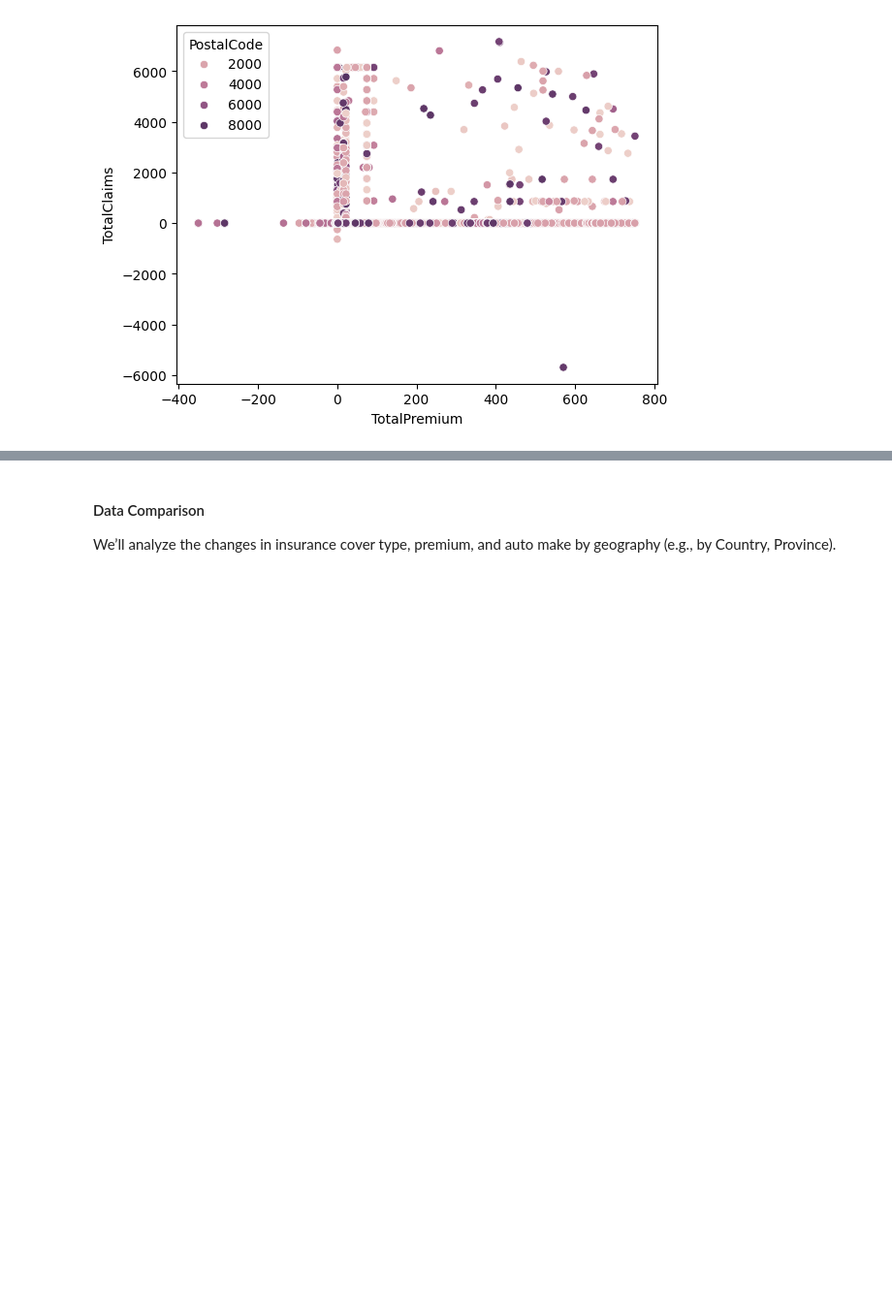
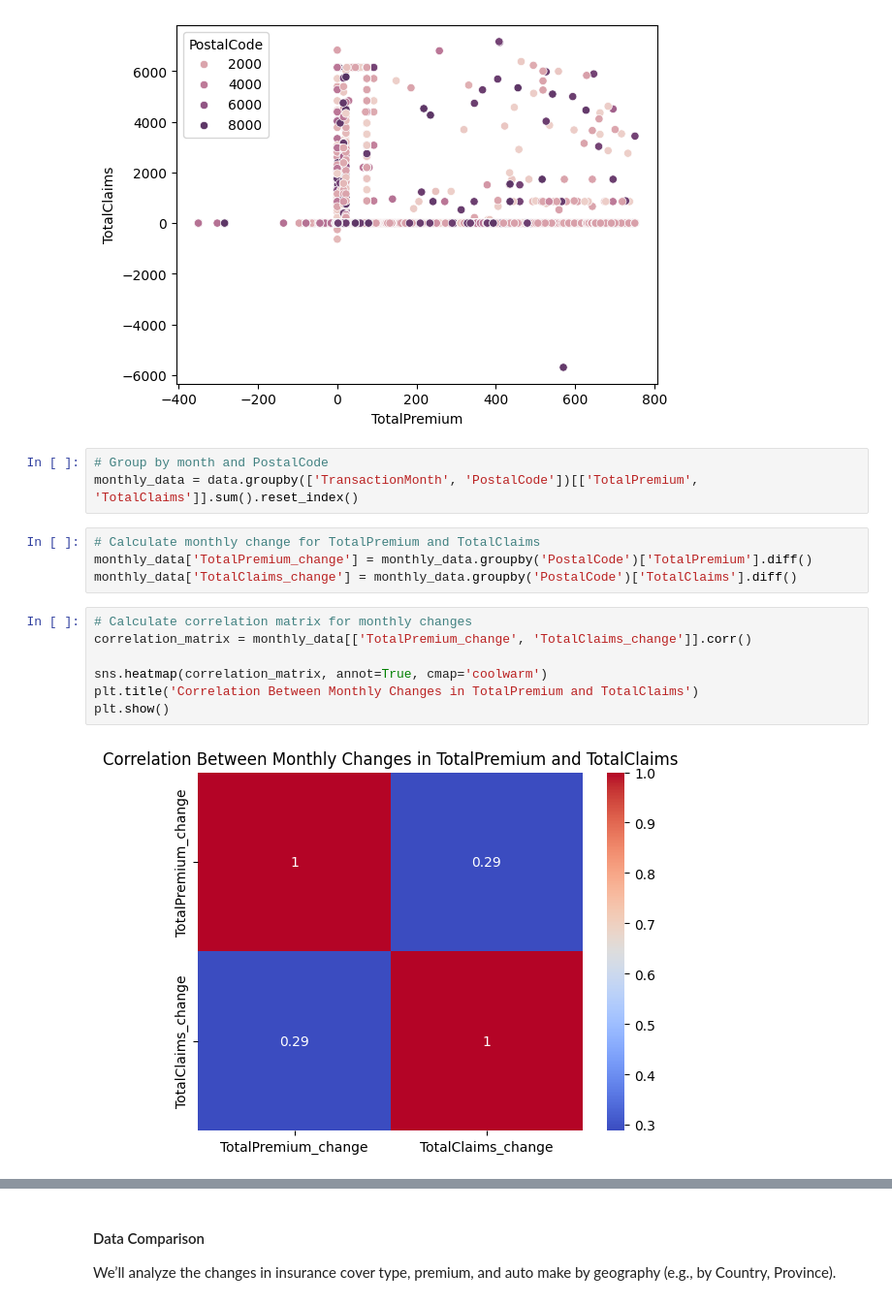
Before and after one commit to Temesgenasmamaw/Week_03, a Jupyter notebook: notebooks/InsuranceSolutions.ipynb, the cells around one changed output, grey strips where cells are left out. Shown at 97% size. Saved outputs shown, nothing was run; the diff lists cells and outputs as text; blank space fills up the shorter version.

```diff
--- a/notebooks/InsuranceSolutions.ipynb
+++ b/notebooks/InsuranceSolutions.ipynb
@@ -75,3 +114,19 @@ sns.scatterplot(data=data, x='TotalPremium', y='TotalClaims', hue='PostalCode')
 plt.show()
 # %% [output]
 [figure]
+# %%
+# Group by month and PostalCode
+monthly_data = data.groupby(['TransactionMonth', 'PostalCode'])[['TotalPremium', 'TotalClaims']].sum().reset_index()
+# %%
+# Calculate monthly change for TotalPremium and TotalClaims
+monthly_data['TotalPremium_change'] = monthly_data.groupby('PostalCode')['TotalPremium'].diff()
+monthly_data['TotalClaims_change'] = monthly_data.groupby('PostalCode')['TotalClaims'].diff()
+# %%
+# Calculate correlation matrix for monthly changes
+correlation_matrix = monthly_data[['TotalPremium_change', 'TotalClaims_change']].corr()
+
+sns.heatmap(correlation_matrix, annot=True, cmap='coolwarm')
+plt.title('Correlation Between Monthly Changes in TotalPremium and TotalClaims')
+plt.show()
+# %% [output]
+[figure, added]
```
Also changed, not shown: parts of 7 cells of this notebook, 2 other files.
